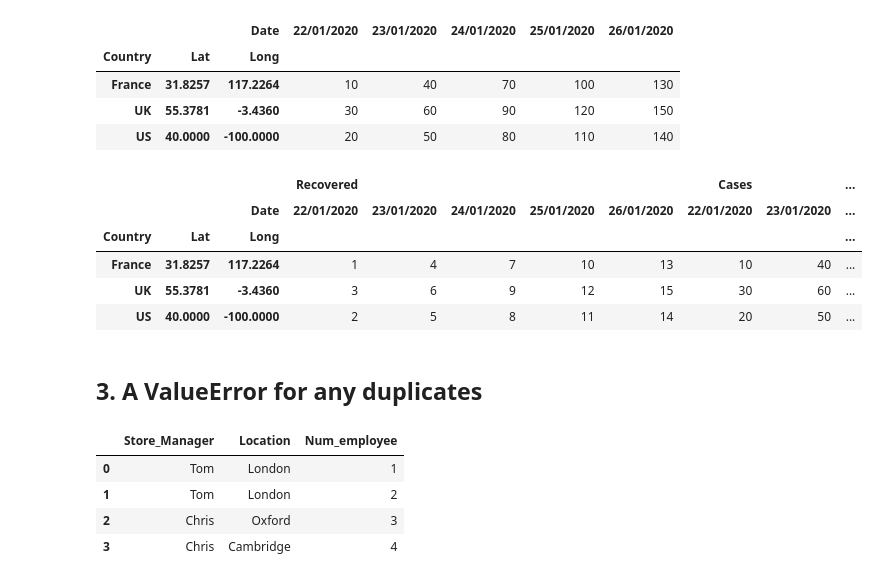
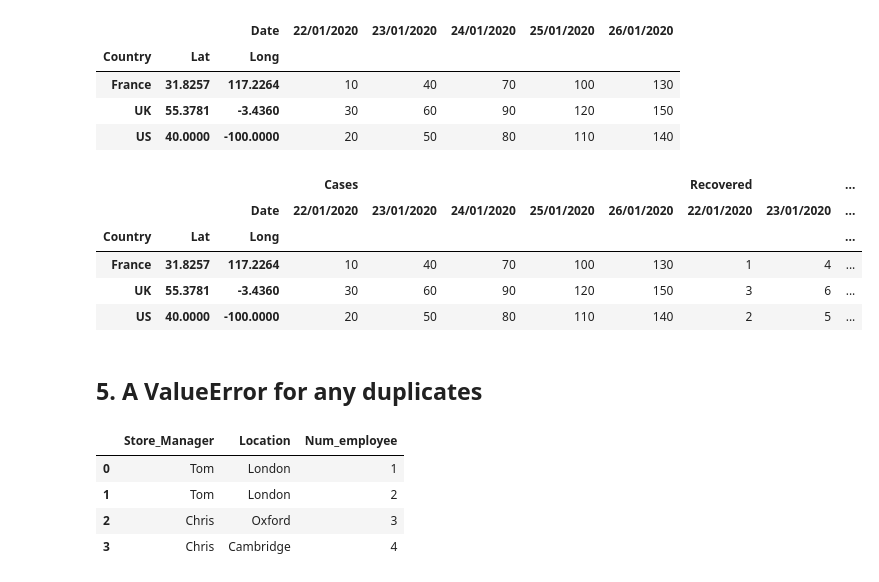
Before and after one commit to BindiChen/machine-learning, a Jupyter notebook: data-analysis/049-pandas-pivot/pivot.ipynb, the cells around one changed output. Drawn from its saved outputs; the diff is of its cells as text; code cells hidden in the pictures.

Commit message:
update pivot()

```diff
--- a/data-analysis/049-pandas-pivot/pivot.ipynb
+++ b/data-analysis/049-pandas-pivot/pivot.ipynb
@@ -160,14 +150,19 @@ df_3.pivot(columns='Date', index=['Country', 'Lat', 'Long'], values='Cases')
 | UK | 55.3781 | -3.4360 | 30 | 60 | 90 | 120 | 150 |
 | US | 40.0000 | -100.0000 | 20 | 50 | 80 | 110 | 140 |
 # %%
-df_3.pivot(columns='Date', index=['Country', 'Lat', 'Long'], values=['Cases', 'Recovered'])
+# Multiple values to view different categories side by side:
+df_3.pivot(
+    columns='Date',
+    index=['Country', 'Lat', 'Long'],
+    values=['Cases', 'Recovered']
+)
 # %% [output]
-|  |  |  | Recovered |  |  |  |  | Cases |  | ... |
+|  |  |  | Cases |  |  |  |  | Recovered |  | ... |
 |  |  | Date | 22/01/2020 | 23/01/2020 | 24/01/2020 | 25/01/2020 | 26/01/2020 | 22/01/2020 | 23/01/2020 | ... |
 | Country | Lat | Long |  |  |  |  |  |  |  | ... |
-| France | 31.8257 | 117.2264 | 1 | 4 | 7 | 10 | 13 | 10 | 40 | ... |
-| UK | 55.3781 | -3.4360 | 3 | 6 | 9 | 12 | 15 | 30 | 60 | ... |
-| US | 40.0000 | -100.0000 | 2 | 5 | 8 | 11 | 14 | 20 | 50 | ... |
+| France | 31.8257 | 117.2264 | 10 | 40 | 70 | 100 | 130 | 1 | 4 | ... |
+| UK | 55.3781 | -3.4360 | 30 | 60 | 90 | 120 | 150 | 3 | 6 | ... |
+| US | 40.0000 | -100.0000 | 20 | 50 | 80 | 110 | 140 | 2 | 5 | ... |
 # %% [markdown]
-## 3. A ValueError for any duplicates
+## 5. A ValueError for any duplicates
 # %%
```
Also changed, not shown: parts of 15 cells of this notebook.
